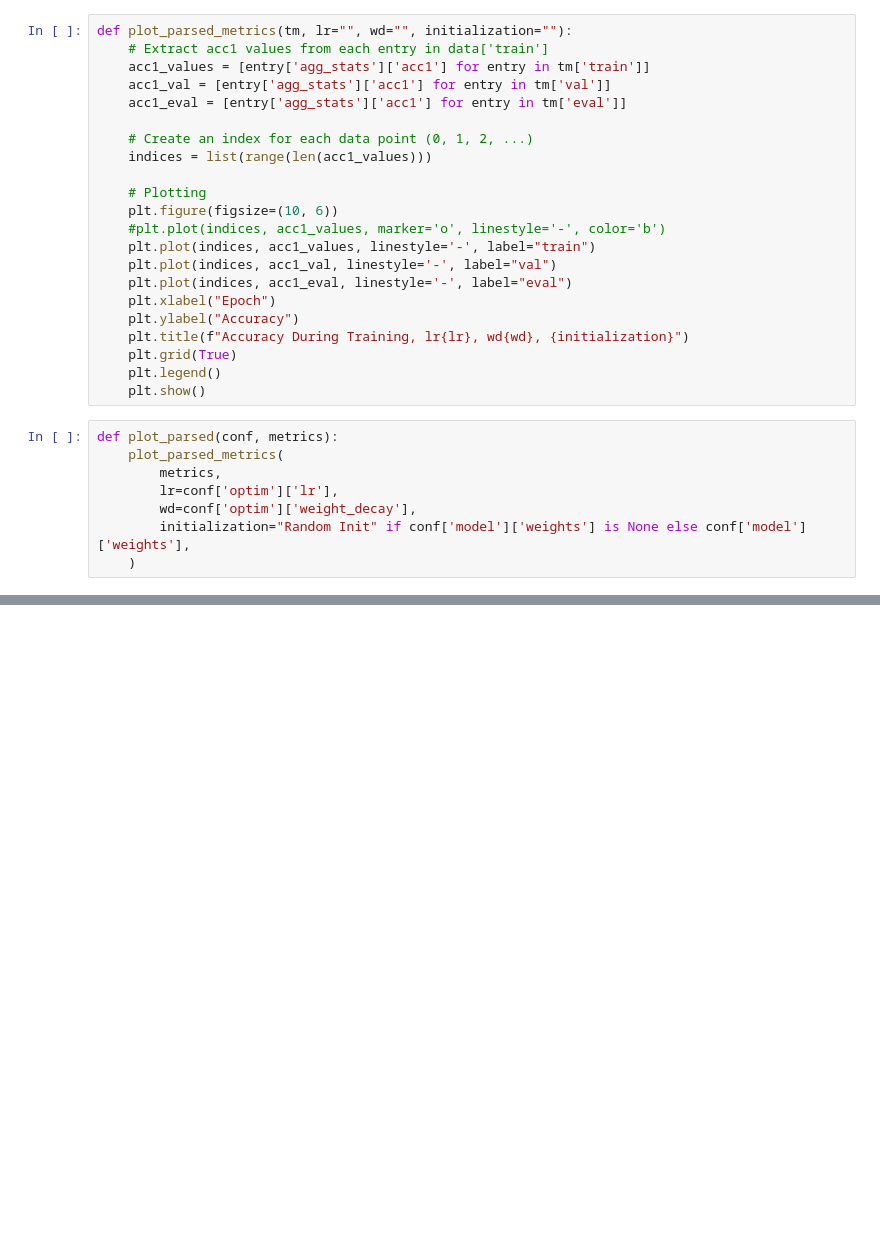
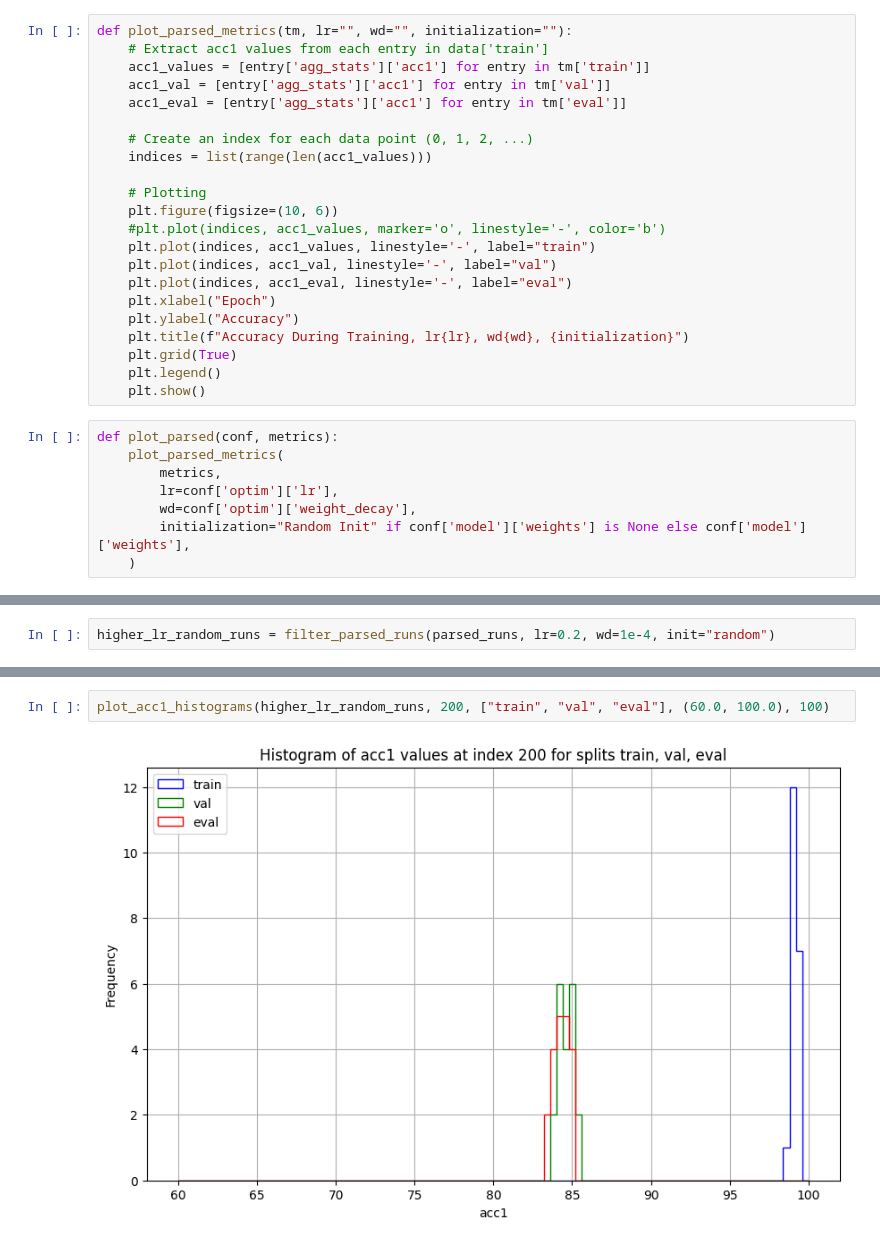
Before and after one commit to drothermel/dr_gen, a Jupyter notebook: notebooks/calc_metrics.ipynb, the cells around one changed output, grey strips where cells are left out. Cells and saved outputs as stored; diff of their text form; blank space fills up the shorter version.

```diff
--- a/notebooks/calc_metrics.ipynb
+++ b/notebooks/calc_metrics.ipynb
@@ -115,0 +286,2 @@ def parse_run_logs(all_file_data):
+# %%
+higher_lr_random_runs = filter_parsed_runs(parsed_runs, lr=0.2, wd=1e-4, init="random")
@@ -115,0 +302,4 @@ def parse_run_logs(all_file_data):
+# %%
+plot_acc1_histograms(higher_lr_random_runs, 200, ["train", "val", "eval"], (60.0, 100.0), 100)
+# %% [output]
+[figure, added]
```
Also changed, not shown: parts of 34 cells of this notebook, 2 other files.
